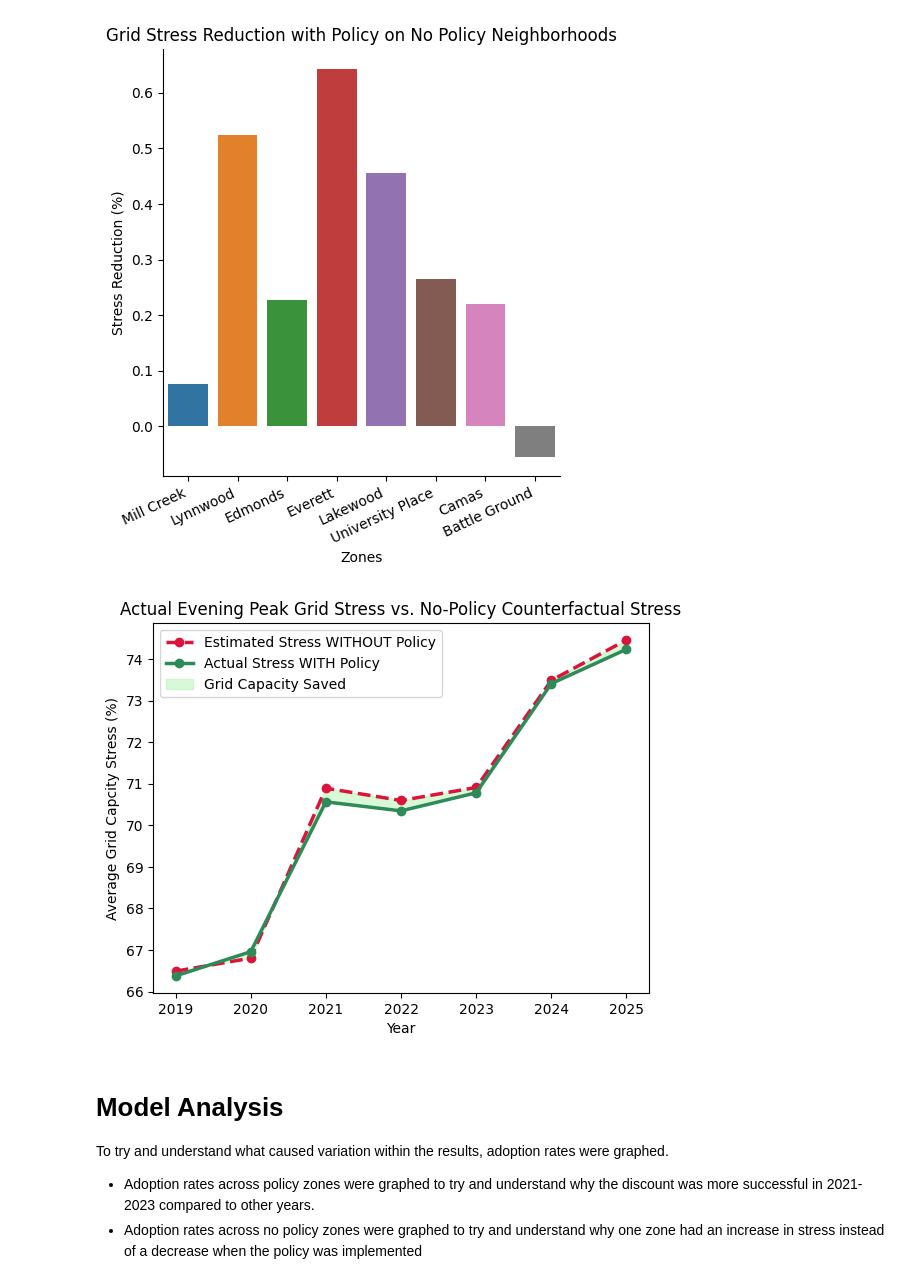
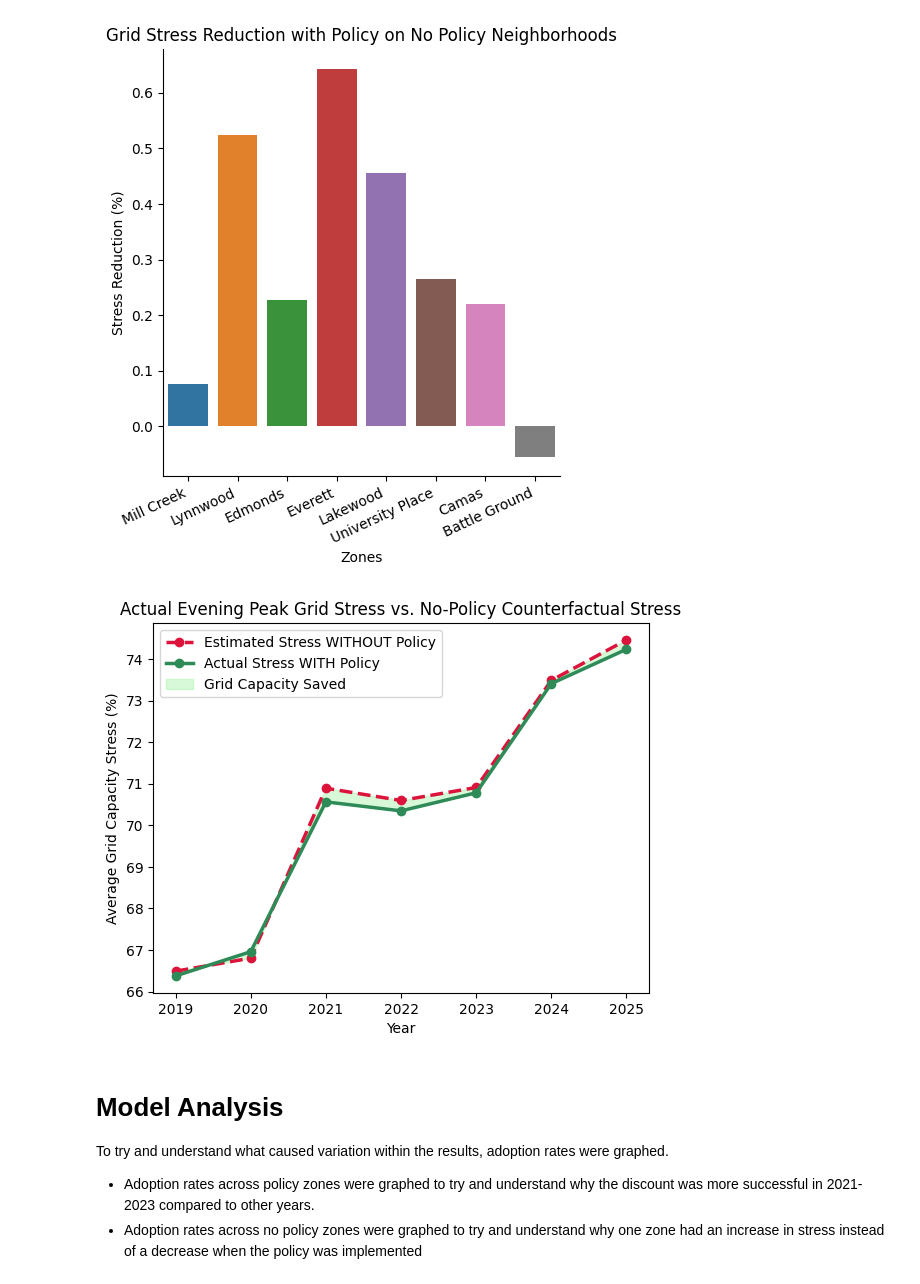
Before and after one commit to shresta-28/TSA_DataScienceandAnalytics, a Jupyter notebook: ev_strain_dataScience_TSA.ipynb, the cells around one changed output. Cells and saved outputs as stored; diff of their text form; code cells hidden in the pictures.

```diff
--- a/ev_strain_dataScience_TSA.ipynb
+++ b/ev_strain_dataScience_TSA.ipynb
@@ -450,35 +451,35 @@ plt.plot(
     label="Estimated Stress WITHOUT Policy",
     color="crimson",
     linestyle="--",
     marker="o",
     linewidth=2.5,
 )
 plt.plot(
     yearly_savings["Year"],
     yearly_savings["Total_Stress_Pct"],
     label="Actual Stress WITH Policy",
     color="seagreen",
     marker="o",
     linewidth=2.5,
 )
 
 plt.fill_between(
     yearly_savings["Year"],
     yearly_savings["Total_Stress_Pct"],
     yearly_savings["Counterfactual_No_Policy_Stress"],
     color="lightgreen",
     alpha=0.35,
     label="Grid Capacity Saved",
 )
 
 plt.gca().set(
     title = "Actual Evening Peak Grid Stress vs. No-Policy Counterfactual Stress",
-    xlabel = "Year", ylabel="Average Grid Capcity Stress (%)"
+    xlabel = "Year", ylabel="Average Grid Capacity Stress (%)"
 )
 plt.legend()
 plt.savefig("saved_stress_with_fake_no_discount_graph.png", dpi=300, bbox_inches="tight")
 # %% [output]
-[figure, old version]
+[figure, new version]
 # %% [markdown]
 # Model Analysis
 To try and understand what caused variation within the results, adoption rates were graphed.
```
Also changed, not shown: parts of 1 cell of this notebook.
